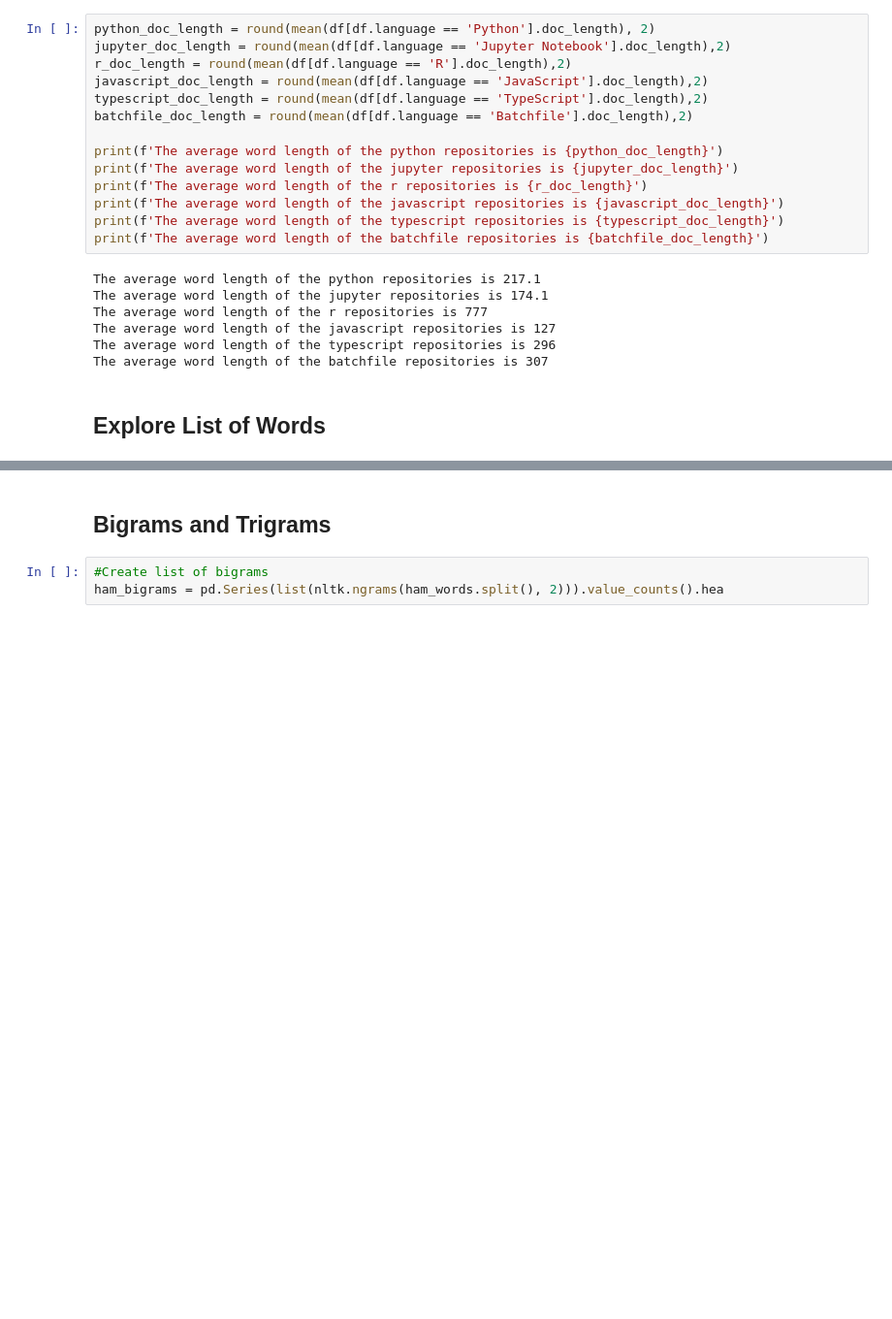
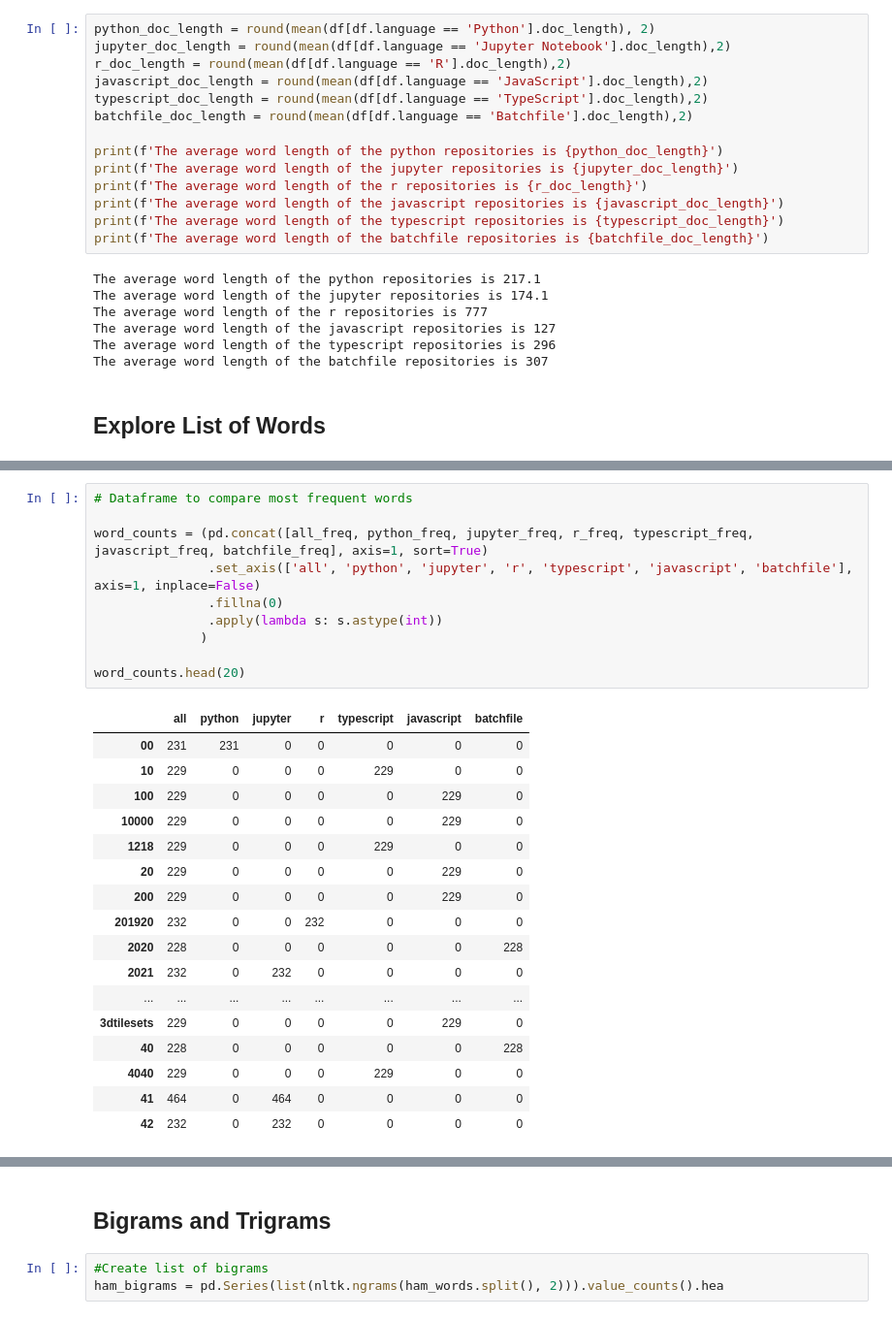
Before and after one commit to CSolitaire/side_projects, a Jupyter notebook: Web Scrapper Project.ipynb, the cells around one changed output, grey strips where cells are left out. Shown at 97% size. Drawn from its saved outputs; the diff is of its cells as text; blank space fills up the shorter version.

```diff
--- a/Web Scrapper Project.ipynb
+++ b/Web Scrapper Project.ipynb
@@ -135,0 +155,28 @@ all_words = ' '.join(df.lemmatized)
+# %%
+# Dataframe to compare most frequent words
+
+word_counts = (pd.concat([all_freq, python_freq, jupyter_freq, r_freq, typescript_freq, javascript_freq, batchfile_freq], axis=1, sort=True)
+               .set_axis(['all', 'python', 'jupyter', 'r', 'typescript', 'javascript', 'batchfile'], axis=1, inplace=False)
+               .fillna(0)
+               .apply(lambda s: s.astype(int))
+              )
+
+word_counts.head(20)
+# %% [output]
+|  | all | python | jupyter | r | typescript | javascript | batchfile |
+| 00 | 231 | 231 | 0 | 0 | 0 | 0 | 0 |
+| 10 | 229 | 0 | 0 | 0 | 229 | 0 | 0 |
+| 100 | 229 | 0 | 0 | 0 | 0 | 229 | 0 |
+| 10000 | 229 | 0 | 0 | 0 | 0 | 229 | 0 |
+| 1218 | 229 | 0 | 0 | 0 | 229 | 0 | 0 |
+| 20 | 229 | 0 | 0 | 0 | 0 | 229 | 0 |
+| 200 | 229 | 0 | 0 | 0 | 0 | 229 | 0 |
+| 201920 | 232 | 0 | 0 | 232 | 0 | 0 | 0 |
+| 2020 | 228 | 0 | 0 | 0 | 0 | 0 | 228 |
+| 2021 | 232 | 0 | 232 | 0 | 0 | 0 | 0 |
+| ... | ... | ... | ... | ... | ... | ... | ... |
+| 3dtilesets | 229 | 0 | 0 | 0 | 0 | 229 | 0 |
+| 40 | 228 | 0 | 0 | 0 | 0 | 0 | 228 |
+| 4040 | 229 | 0 | 0 | 0 | 229 | 0 | 0 |
+| 41 | 464 | 0 | 464 | 0 | 0 | 0 | 0 |
+| 42 | 232 | 0 | 232 | 0 | 0 | 0 | 0 |
```
Also changed, not shown: parts of 4 cells of this notebook.
